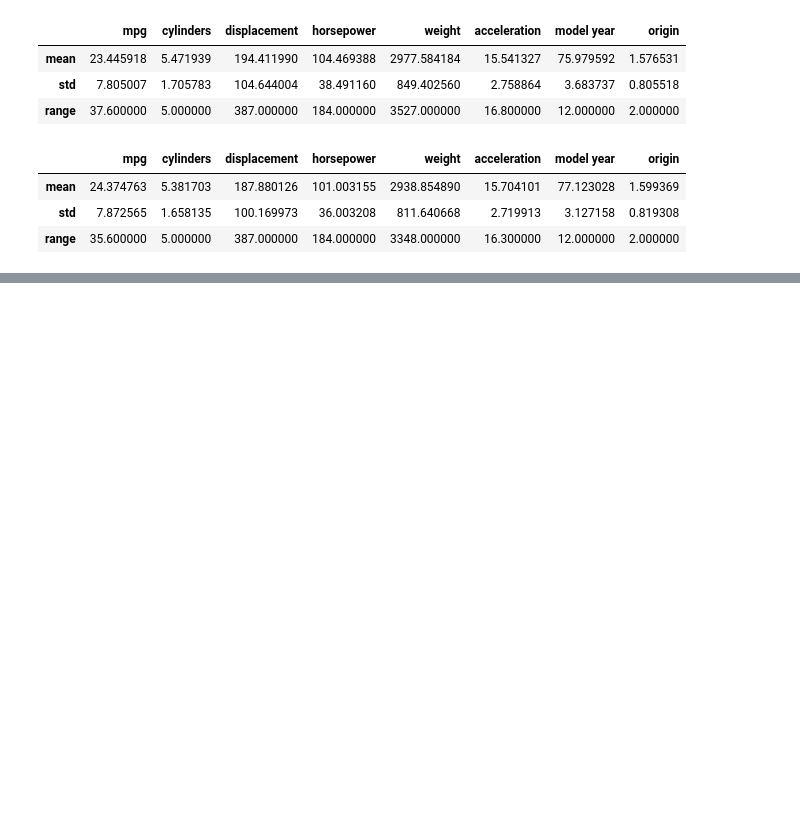
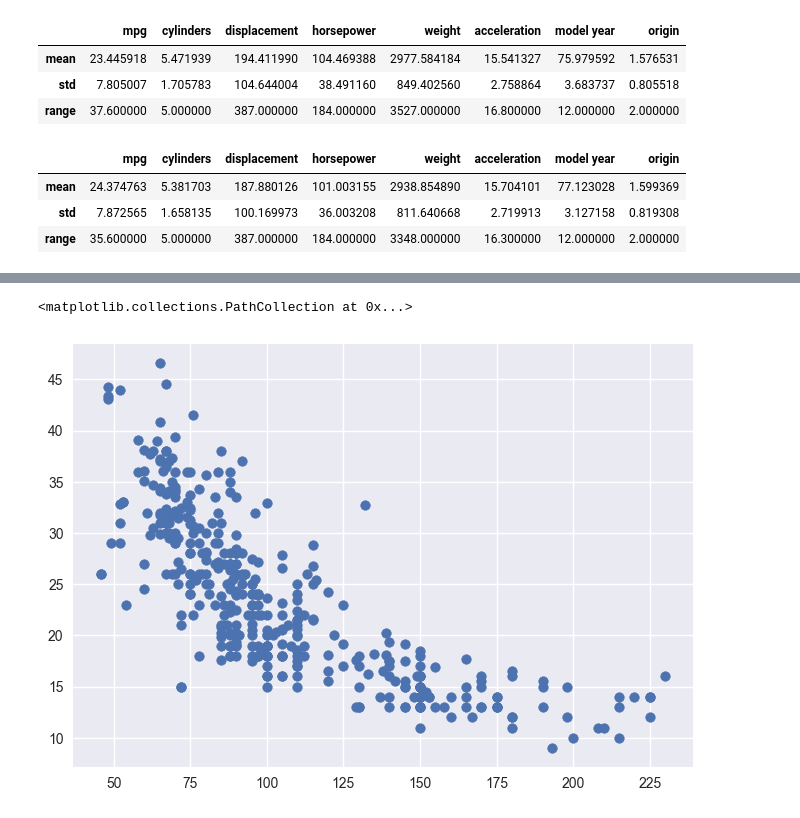
Before and after one commit to MaxBiber/statistics, a Jupyter notebook: auto_notebook.ipynb, the cells around one changed output, grey strips where cells are left out. Drawn from its saved outputs; the diff is of its cells as text; code cells hidden in the pictures; blank space fills up the shorter version.

Commit message:
linear regression with auto_mpg

```diff
--- a/auto_notebook.ipynb
+++ b/auto_notebook.ipynb
@@ -118,0 +121,4 @@ g.map_lower(sns.kdeplot, cmap="Blues_d")
+# %%
+# prepare data for modelling (training set)
+X_train = auto_mpg['horsepower'] # horsepower as predictor
+y_train = auto_mpg['mpg']        # mpg as response
@@ -118,0 +181,6 @@ g.map_lower(sns.kdeplot, cmap="Blues_d")
+# %%
+# plot
+plt.scatter(X_train,y_train)
+# %% [output]
+<matplotlib.collections.PathCollection at 0x...>
+[figure, added]
```
Also changed, not shown: parts of 17 cells of this notebook.
